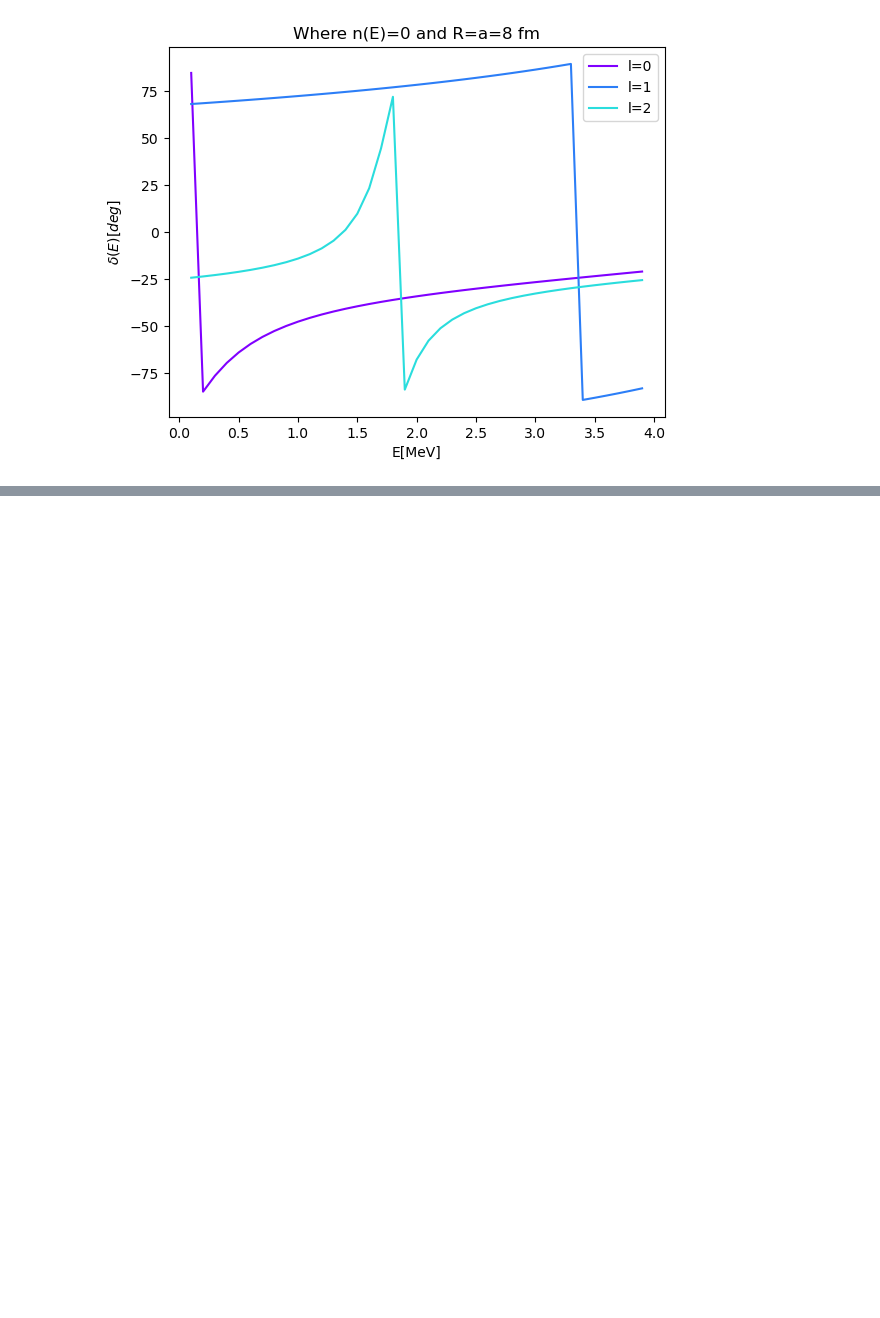
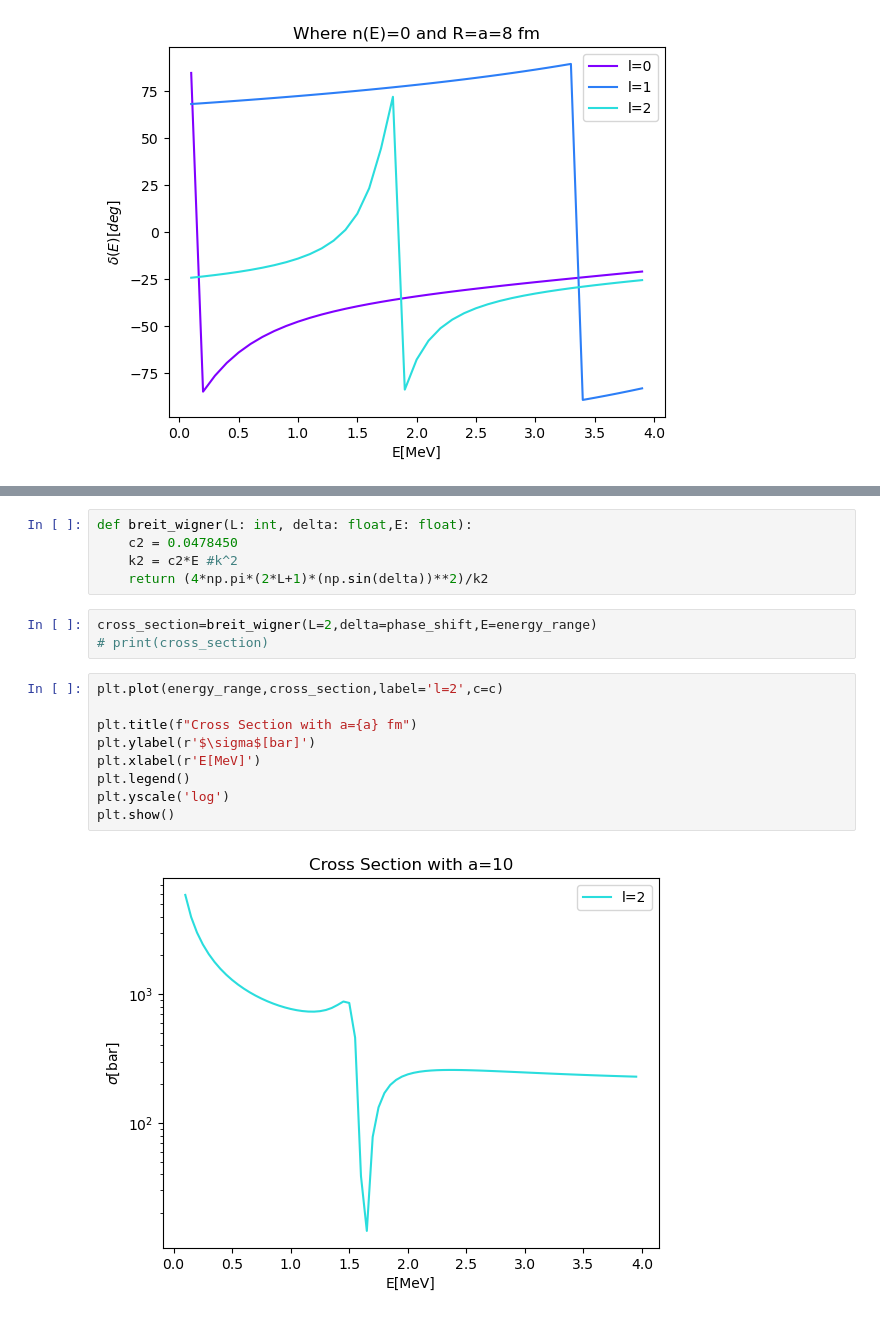
Before and after one commit to danielaramirez415/nuclear_reactions, a Jupyter notebook: homework1_nr_power_rangers.ipynb, the cells around one changed output, grey strips where cells are left out. Saved outputs shown, nothing was run; the diff lists cells and outputs as text; blank space fills up the shorter version.

```diff
--- a/homework1_nr_power_rangers.ipynb
+++ b/homework1_nr_power_rangers.ipynb
@@ -213,0 +215,19 @@ plt.show()
+# %%
+def breit_wigner(L: int, delta: float,E: float):
+    c2 = 0.0478450
+    k2 = c2*E #k^2
+    return (4*np.pi*(2*L+1)*(np.sin(delta))**2)/k2
+# %%
+cross_section=breit_wigner(L=2,delta=phase_shift,E=energy_range)
+# print(cross_section)
+# %%
+plt.plot(energy_range,cross_section,label='l=2',c=c)
+
+plt.title(f"Cross Section with a={a} fm")
+plt.ylabel(r'$\sigma$[bar]')
+plt.xlabel(r'E[MeV]')
+plt.legend()
+plt.yscale('log')
+plt.show()
+# %% [output]
+[figure, added]
```
Also changed, not shown: parts of 1 cell of this notebook, 12 other files.
